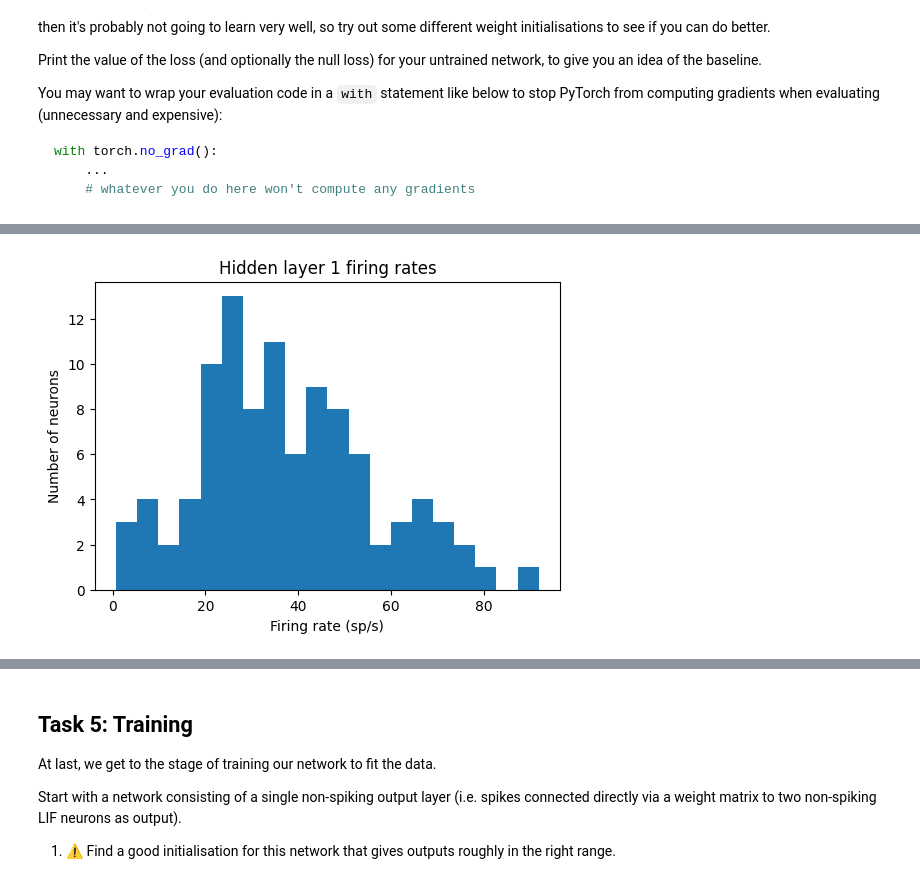
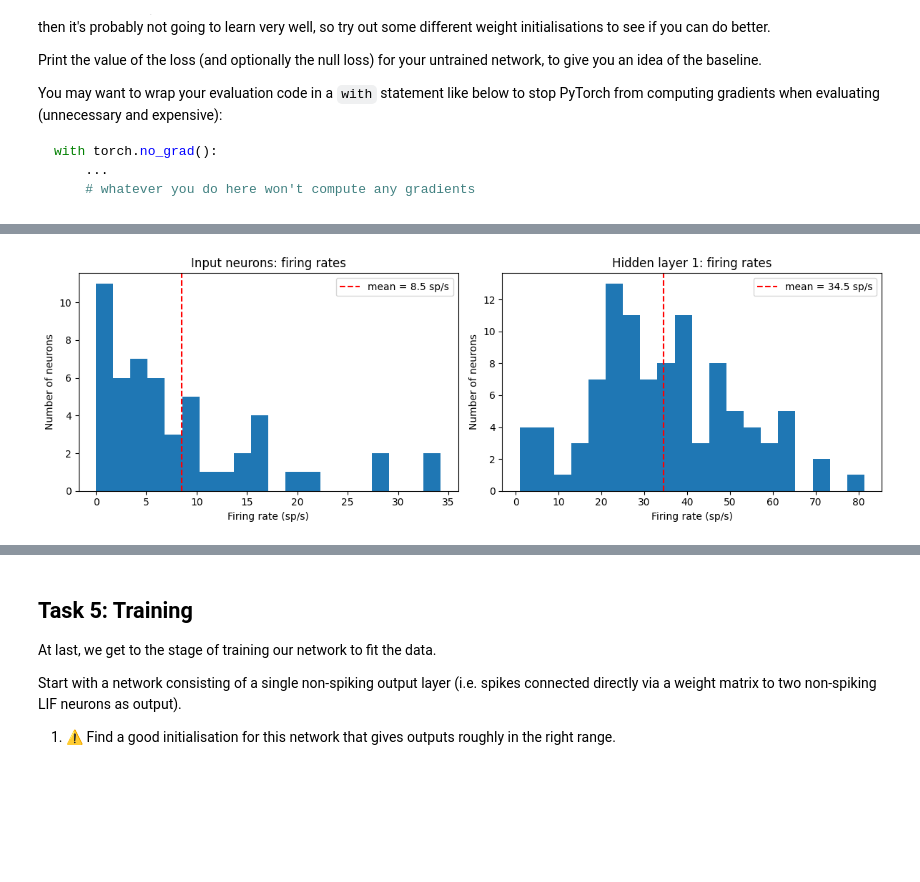
Before and after one commit to MAadinP/neuro4ml, a Jupyter notebook: cw_decoding.ipynb, the cells around one changed output, grey strips where cells are left out. Saved outputs shown, nothing was run; the diff lists cells and outputs as text; code cells hidden in the pictures; blank space fills up the shorter version.

````diff
--- a/cw_decoding.ipynb
+++ b/cw_decoding.ipynb
@@ -321,3 +333,22 @@ val  mean=7.13  median=5.01
 std=7.04  stationary=13.47%
 test  mean=7.32  median=5.14
 std=7.05  stationary=13.15%
+# %%
+# Speed distribution of each contiguous split, overlaid on the same bins.
+# density=True scales each histogram to an area of 1, so splits of different sizes (70% vs 15%) can be compared directly.
+# The x-axis stops at the 99.5th percentile of speed so the bulk of the distribution is visible (the fastest 0.5% is left off).
+bins = np.linspace(0, np.percentile(speed, 99.5), 60)
+
+plt.figure(figsize=(10, 5))
+for name, sp, colour in [('train (first 70%)', speed_train, 'C0'),
+                         ('val (next 15%)', speed_val, 'C1'),
+                         ('test (last 15%)', speed_test, 'C2')]:
+    plt.hist(sp, bins=bins, density=True, histtype='step', linewidth=1.8, color=colour,
+             label=f'{name}: mean {sp.mean():.2f}, {100*np.mean(sp < still):.1f}% stationary')
+plt.axvline(still, color='grey', linestyle=':', label=f'stationary threshold (speed < {still:g})')
+plt.xlabel('Speed (original velocity units)')
+plt.ylabel('Probability density')
+plt.title('Speed distributions of the contiguous 70/15/15 splits')
+plt.legend(loc='upper right')
+plt.tight_layout()
+plt.show()
@@ -727,7 +816,7 @@ with torch.no_grad():
     # whatever you do here won't compute any gradients
 ```
 # %%
-# network class: chains layers together
+# SNN: chains layers together (e.g. a spiking hidden layer, then a non-spiking output layer)
 class SNN(nn.Module):
   def __init__(self, layers, model_name='snn'):
     super(SNN, self).__init__()
@@ -735,27 +824,33 @@ class SNN(nn.Module):
     self.model_name = model_name
 
   def forward(self, x):
-    self.layer_outputs = []
+    self.layer_outputs = [] # keep every layer's output so we can plot hidden spikes
     for layer in self.layers:
       x = layer(x)
       self.layer_outputs.append(x)
     return x # (batch, 2, time) from the non-spiking output layer
 
 
-# null loss
-def evaluate_network(net, range_to_use, dt=1*ms, length=1, batch_size=32, max_num_batches=None):
+# Task 4.1: mean loss of a network over a data split, plus the null loss (the loss of always predicting 0)
+def evaluate_network(net, range_to_use, dt=1*ms, length=1, batch_size=30, max_num_batches=None):
+  # batch_size=30 uses all 450 one-second windows of the validation/test split (15 segments x 30 windows).
+  # Every batch has the same size, so the mean over batches is the mean over all windows,
+  # and the result does not depend on the random order batched_data uses.
   losses = []
   null_losses = []
-  with torch.no_grad():
+  with torch.no_grad(): # no gradients needed for evaluation
     for x, y in batched_data(range_to_use, dt=dt, length=length, batch_size=batch_size, max_num_batches=max_num_batches):
       y_out = net(x) # run the forward pass
       losses.append(mse(y_out, y).item()) # actual loss of the model
-      null_losses.append(mse(torch.zeros_like(y), y).item())  #loss if the network just output 0
+      null_losses.append(mse(torch.zeros_like(y), y).item()) # loss if the network just output 0
   return np.mean(losses), np.mean(null_losses)
 
 
-# internal outputs
+# Task 4.2: plot what happens inside a network for one batch of windows
 def plot_network(net, x, y, b=0, dt=1*ms):
+  """Plot the input spikes, the spikes of every spiking layer and the output vs data velocities for window b,
+  then a histogram of every neuron's firing rate (input neurons and each spiking layer), averaged over the batch.
+  Returns the network output."""
   with torch.no_grad():
     y_out = net(x)
   spiking_layers = [out for layer, out in zip(net.layers, net.layer_outputs) if layer.spiking]
@@ -763,14 +858,14 @@ def plot_network(net, x, y, b=0, dt=1*ms):
 
   plt.figure(figsize=(10, 2.5 * n_rows))
 
-  # input spikes for sample b
+  # input spikes for window b
   plt.subplot(n_rows, 1, 1)
   neuron_idx, time_idx = np.nonzero(x[b].numpy())
   plt.scatter(time_idx, neuron_idx, s=1, c='k')
   plt.ylabel('Input neuron')
   plt.title('Input spikes')
 
-  # spikes of each spiking (hidden) layer for sample b
+  # spikes of each spiking (hidden) layer for window b
   for i, out in enumerate(spiking_layers):
     plt.subplot(n_rows, 1, i + 2)
     neuron_idx, time_idx = np.nonzero(out[b].numpy())
@@ -783,37 +878,50 @@ def plot_network(net, x, y, b=0, dt=1*ms):
     plt.subplot(n_rows, 1, n_rows - 1 + k)
     plt.plot(y[b, k], label=f'data {name}')
     plt.plot(y_out[b, k], label=f'output {name}')
-    plt.ylabel(name)
+    plt.ylabel(f'{name} (normalised)')
     plt.legend(loc='upper right')
   plt.xlabel('Time index (ms)')
   plt.tight_layout()
   plt.show()
 
-  # firing rate of every neuron in spiking layers (averaged over the whole batch)
-  for i, out in enumerate(spiking_layers):
-    rates = out.mean(dim=(0, 2)) / dt # fraction of time steps with a spike / dt = spikes per second
-    print(f"Hidden layer {i+1}: mean rate = {rates.mean():.1f} sp/s, silent neurons = {(rates < 1).sum().item()}/{len(rates)}")
-    plt.figure(figsize=(6, 4))
-    plt.hist(rates.numpy(), bins=20)
-    plt.xlabel('Firing rate (sp/s)')
-    plt.ylabel('Number of neurons')
-    plt.title(f'Hidden layer {i+1} firing rates')
-    plt.show()
+  # firing rate of every neuron, averaged over all windows in the batch:
+  # fraction of time steps with a spike / dt = spikes per second
+  rate_sets = [('Input neurons', x)] + [(f'Hidden layer {i+1}', out) for i, out in enumerate(spiking_layers)]
+  fig, axes = plt.subplots(1, len(rate_sets), figsize=(6 * len(rate_sets), 4), squeeze=False)
+  for ax, (name, spikes) in zip(axes[0], rate_sets):
+    rates = (spikes.mean(dim=(0, 2)) / dt).numpy()
+    print(f"{name}: mean rate {rates.mean():.1f} sp/s (SD {rates.std():.1f}, range {rates.min():.1f} to {rates.max():.1f}), "
+          f"silent (< 1 sp/s): {(rates < 1).sum()}/{len(rates)}")
+    ax.hist(rates, bins=20)
+    ax.axvline(rates.mean(), color='r', linestyle='--', label=f'mean = {rates.mean():.1f} sp/s')
+    ax.set_xlabel('Firing rate (sp/s)')
+    ax.set_ylabel('Number of neurons')
+    ax.set_title(f'{name}: firing rates')
+    ax.legend()
+  plt.tight_layout()
+  plt.show()
+  return y_out
 
 
-# initialise a 100-neuron spiking hidden layer + 2 non-spiking outputs
+# Task 4.3: a network with 100 spiking hidden neurons and 2 non-spiking outputs.
+# Hidden weights ~ N(0.1, 0.3): the positive mean brings the hidden firing rates into the 20-100 sp/s range the brief
+# suggests, and the large spread gives each hidden neuron a different mix of inputs, so they don't all do the same thing.
+# Output weights ~ N(0, 0.005): small, so the untrained outputs stay well inside the range of the data.
 torch.manual_seed(0) # so the initialisation is reproducible
 net = SNN([
-    SNNLayer(num_neurons, 100, spiking=True, tau_range=(20*ms, 100*ms), w_normal=(0.1, 0.3)),   # ~37 sp/s, no silent neurons
-    SNNLayer(100, 2, spiking=False, tau_range=(200*ms, 1000*ms), w_normal=(0.0, 0.005)),  # outputs roughly within +/-2
+    SNNLayer(num_neurons, 100, spiking=True, tau_range=(20*ms, 100*ms), w_normal=(0.1, 0.3)),
+    SNNLayer(100, 2, spiking=False, tau_range=(200*ms, 1000*ms), w_normal=(0.0, 0.005)),
 ], model_name='untrained')
 
+# run the untrained network on 8 random 1 s test windows and plot the first one
 x_sample, y_sample = next(batched_data(testing_range, length=1, batch_size=8))
-plot_network(net, x_sample, y_sample)
-print(f"Output range: {net(x_sample).min().item():.2f} to {net(x_sample).max().item():.2f} ")
-print(f"(data range: {y_sample.min().item():.2f} to {y_sample.max().item():.2f})")
+y_out_sample = plot_network(net, x_sample, y_sample)
+print(f"Untrained output: range {y_out_sample.min().item():+.2f} to {y_out_sample.max().item():+.2f}, "
+      f"mean {y_out_sample.mean().item():+.2f}, SD {y_out_sample.std().item():.2f}")
+print(f"Data:             range {y_sample.min().item():+.2f} to {y_sample.max().item():+.2f}, "
+      f"mean {y_sample.mean().item():+.2f}, SD {y_sample.std().item():.2f}")
 
-# baseline loss of the untrained network
+# baseline loss of the untrained network on the whole test set
 test_loss, null_test_loss = evaluate_network(net, testing_range)
-print(f"Untrained test loss = {test_loss:.3f}, null loss = {null_test_loss:.3f}")
+print(f"Untrained test MSE = {test_loss:.3f}, null test MSE (always predict 0) = {null_test_loss:.3f}")
 # %% [output]
@@ -822 +931 @@ Hidden layer 1: mean rate = 37.8 sp/s, silent neurons = 1/100
-[figure, old version]
+[figure, new version]
````
Also changed, not shown: parts of 24 cells of this notebook.
